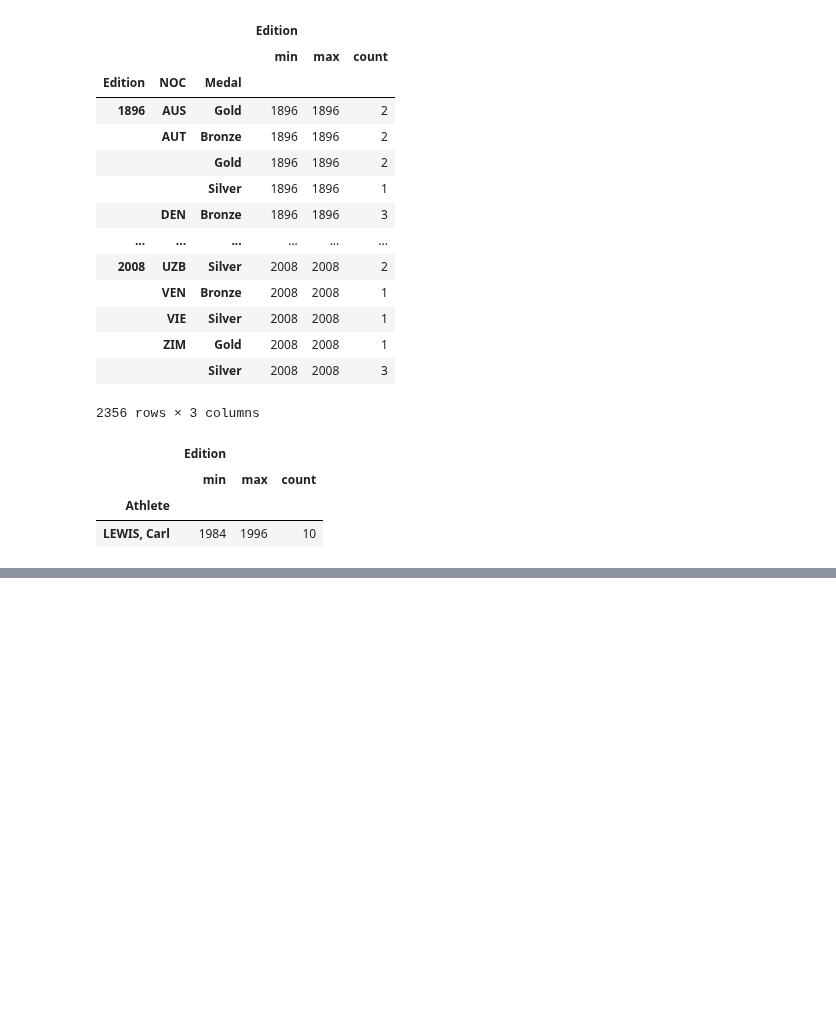
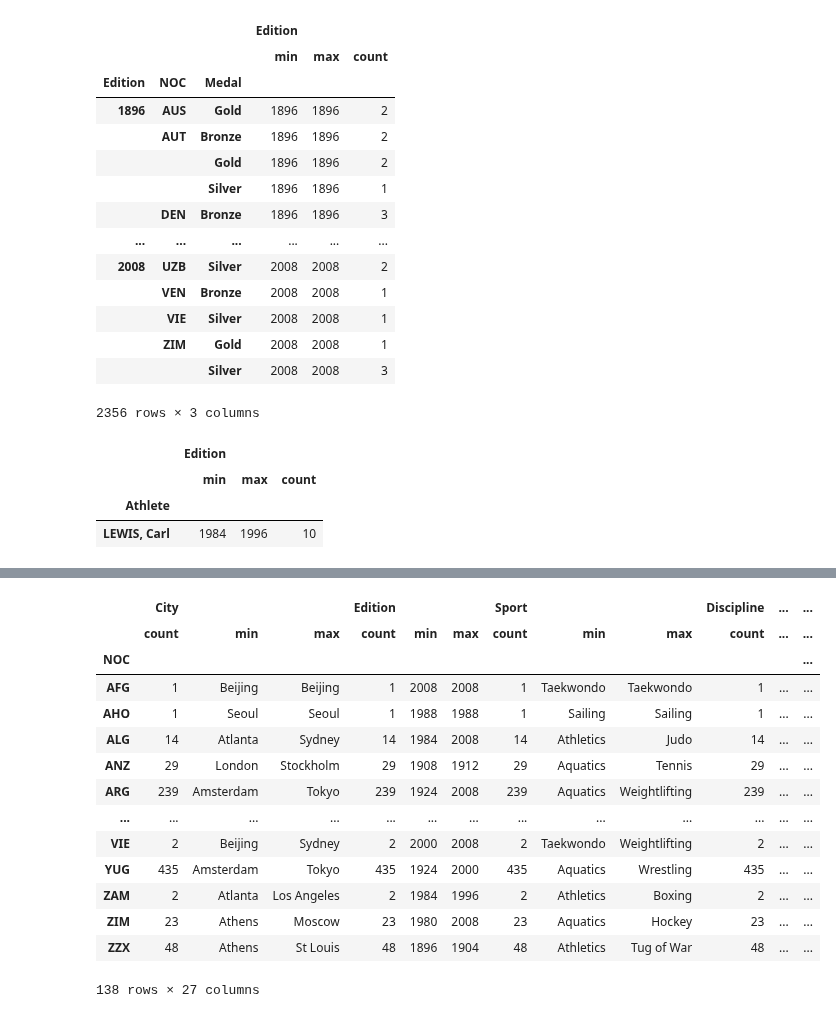
Before and after one commit to dariushazimi/notebooks, a Jupyter notebook: PandasTraining.ipynb, the cells around one changed output, grey strips where cells are left out. Drawn from its saved outputs; the diff is of its cells as text; code cells hidden in the pictures; blank space fills up the shorter version.

```diff
--- a/PandasTraining.ipynb
+++ b/PandasTraining.ipynb
@@ -1294,0 +1319,18 @@ oo.loc[oo['Athlete'] == 'LEWIS, Carl'].groupby('Athlete').agg({'Edition':[ 'min'
+# %%
+oo.groupby('NOC').agg(['count', 'min', 'max'])
+# %% [output]
+|  | City |  |  | Edition |  |  | Sport |  |  | Discipline | ... | ... |
+|  | count | min | max | count | min | max | count | min | max | count | ... | ... |
+| NOC |  |  |  |  |  |  |  |  |  |  |  | ... |
+| AFG | 1 | Beijing | Beijing | 1 | 2008 | 2008 | 1 | Taekwondo | Taekwondo | 1 | ... | ... |
+| AHO | 1 | Seoul | Seoul | 1 | 1988 | 1988 | 1 | Sailing | Sailing | 1 | ... | ... |
+| ALG | 14 | Atlanta | Sydney | 14 | 1984 | 2008 | 14 | Athletics | Judo | 14 | ... | ... |
+| ANZ | 29 | London | Stockholm | 29 | 1908 | 1912 | 29 | Aquatics | Tennis | 29 | ... | ... |
+| ARG | 239 | Amsterdam | Tokyo | 239 | 1924 | 2008 | 239 | Aquatics | Weightlifting | 239 | ... | ... |
+| ... | ... | ... | ... | ... | ... | ... | ... | ... | ... | ... | ... | ... |
+| VIE | 2 | Beijing | Sydney | 2 | 2000 | 2008 | 2 | Taekwondo | Weightlifting | 2 | ... | ... |
+| YUG | 435 | Amsterdam | Tokyo | 435 | 1924 | 2000 | 435 | Aquatics | Wrestling | 435 | ... | ... |
+| ZAM | 2 | Atlanta | Los Angeles | 2 | 1984 | 1996 | 2 | Athletics | Boxing | 2 | ... | ... |
+| ZIM | 23 | Athens | Moscow | 23 | 1980 | 2008 | 23 | Aquatics | Hockey | 23 | ... | ... |
+| ZZX | 48 | Athens | St Louis | 48 | 1896 | 1904 | 48 | Athletics | Tug of War | 48 | ... | ... |
+138 rows × 27 columns
```
Also changed, not shown: parts of 7 cells of this notebook.
